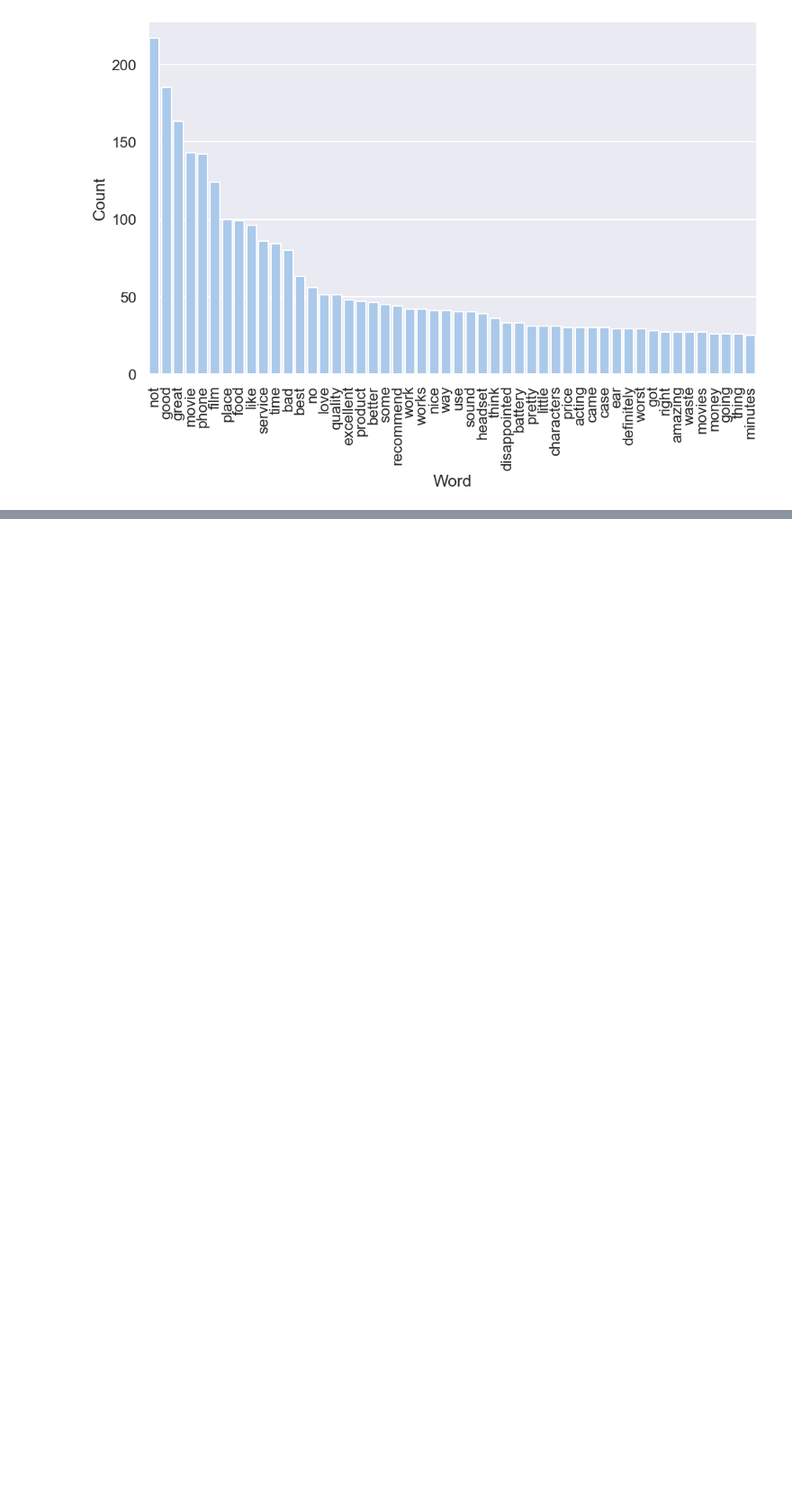
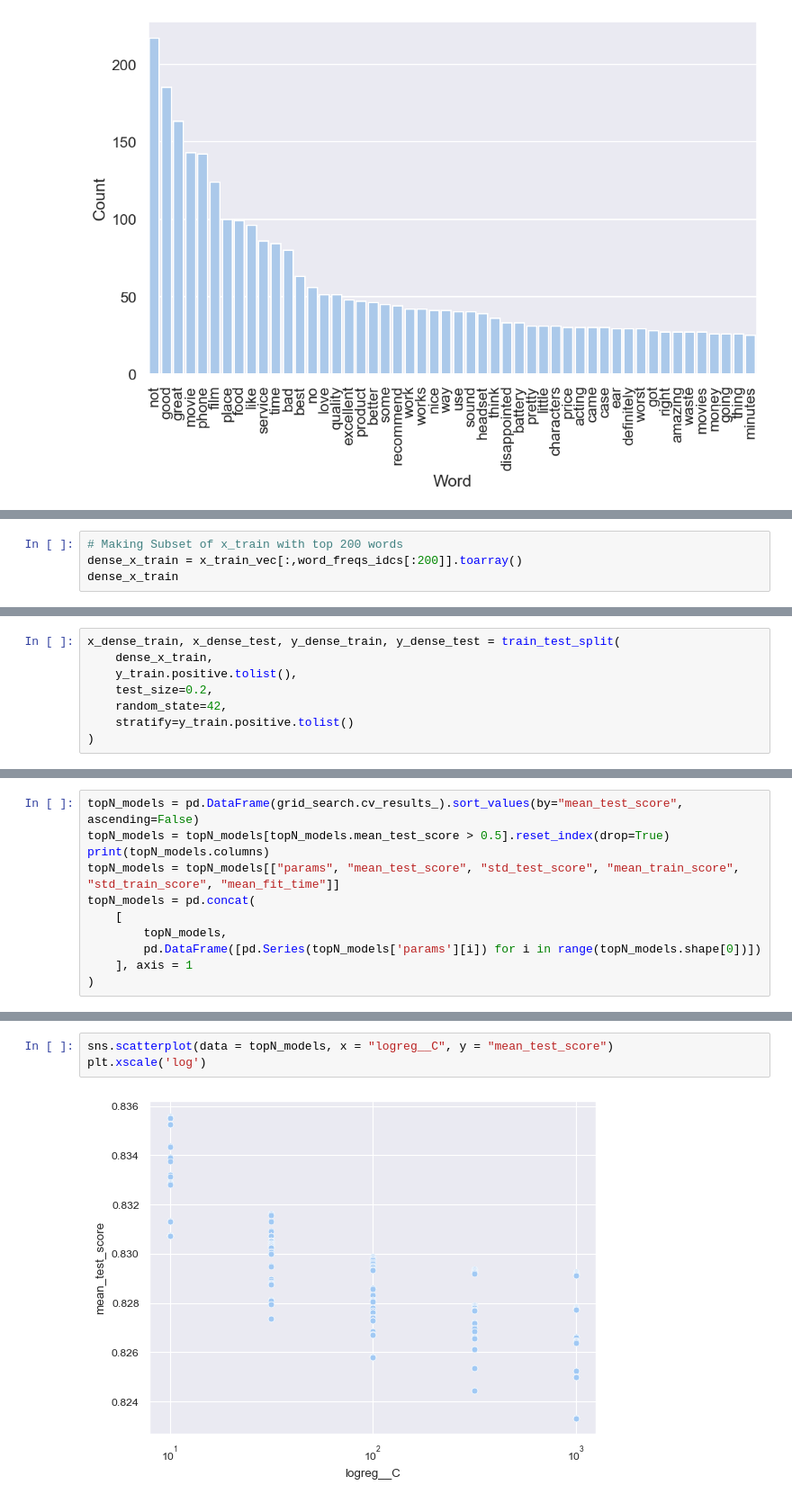
Before and after one commit to cabradna/cs135-24f-assignments, a Jupyter notebook: projectA/cbradna_T1_a.ipynb, the cells around one changed output, grey strips where cells are left out. Shown at 90% size. Cells and saved outputs as stored; diff of their text form; blank space fills up the shorter version.

Commit message:
Model done

```diff
--- a/projectA/cbradna_T1_a.ipynb
+++ b/projectA/cbradna_T1_a.ipynb
@@ -247,0 +384,4 @@ plt.show()
+# %%
+# Making Subset of x_train with top 200 words
+dense_x_train = x_train_vec[:,word_freqs_idcs[:200]].toarray()
+dense_x_train
@@ -247,0 +404,8 @@ plt.show()
+# %%
+x_dense_train, x_dense_test, y_dense_train, y_dense_test = train_test_split(
+    dense_x_train,
+    y_train.positive.tolist(),
+    test_size=0.2,
+    random_state=42,
+    stratify=y_train.positive.tolist()
+)
@@ -247,0 +465,11 @@ plt.show()
+# %%
+topN_models = pd.DataFrame(grid_search.cv_results_).sort_values(by="mean_test_score", ascending=False)
+topN_models = topN_models[topN_models.mean_test_score > 0.5].reset_index(drop=True)
+print(topN_models.columns)
+topN_models = topN_models[["params", "mean_test_score", "std_test_score", "mean_train_score", "std_train_score", "mean_fit_time"]]
+topN_models = pd.concat(
+    [
+        topN_models,
+        pd.DataFrame([pd.Series(topN_models['params'][i]) for i in range(topN_models.shape[0])])
+    ], axis = 1
+)
@@ -247,0 +503,5 @@ plt.show()
+# %%
+sns.scatterplot(data = topN_models, x = "logreg__C", y = "mean_test_score")
+plt.xscale('log')
+# %% [output]
+[figure, added]
```
Also changed, not shown: parts of 37 cells of this notebook, 4 other files.
